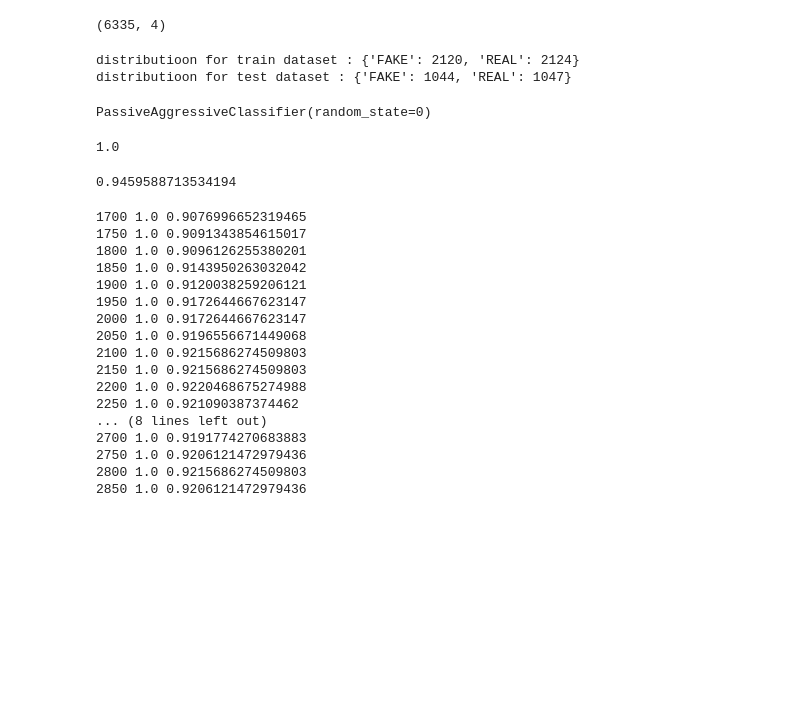
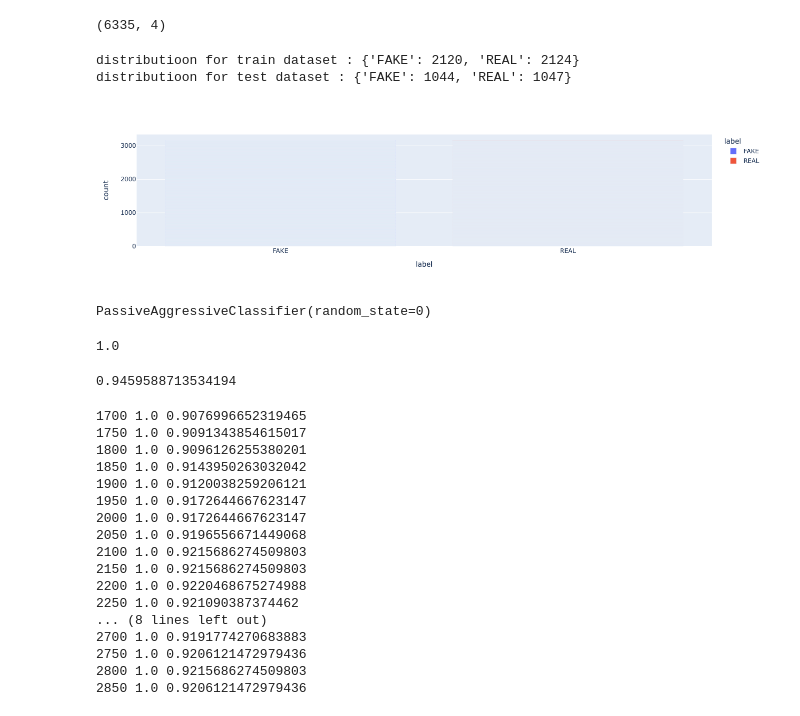
Before and after one commit to vyacheslav-ku/vkdanu, a Jupyter notebook: practical_task_1/fake_news.ipynb, the cells around one changed output. Saved outputs shown, nothing was run; the diff lists cells and outputs as text; code cells hidden in the pictures; blank space fills up the shorter version.

```diff
--- a/practical_task_1/fake_news.ipynb
+++ b/practical_task_1/fake_news.ipynb
@@ -40,6 +54,11 @@ print(f"distributioon for test dataset : {dict(zip(unique, counts))}")
 # %% [output]
 distributioon for train dataset : {'FAKE': 2120, 'REAL': 2124}
 distributioon for test dataset : {'FAKE': 1044, 'REAL': 1047}
+# %%
+fig = px.bar(df, x='label', color='label')
+fig.show()
+# %% [output]
+[figure, added]
 # %%
 vectorizer = TFIDFVectorizer()
 train_tfidf = vectorizer.fit_transform(X_train)
```
Also changed, not shown: parts of 17 cells of this notebook, 6 other files.
